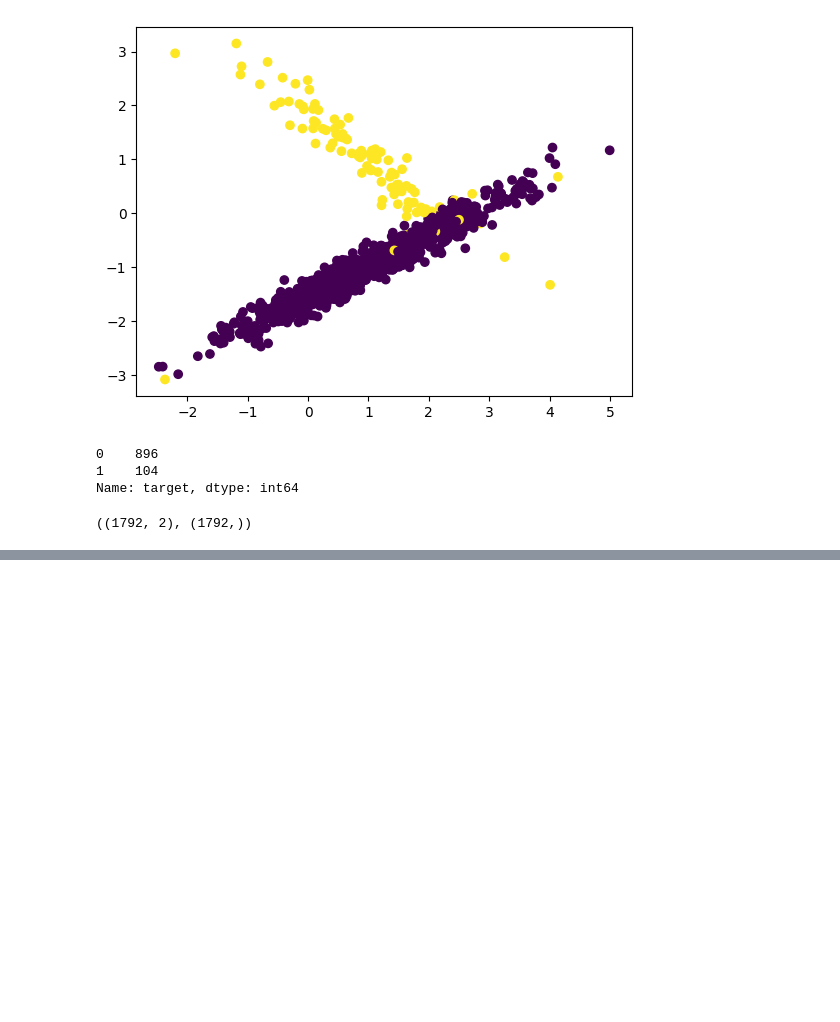
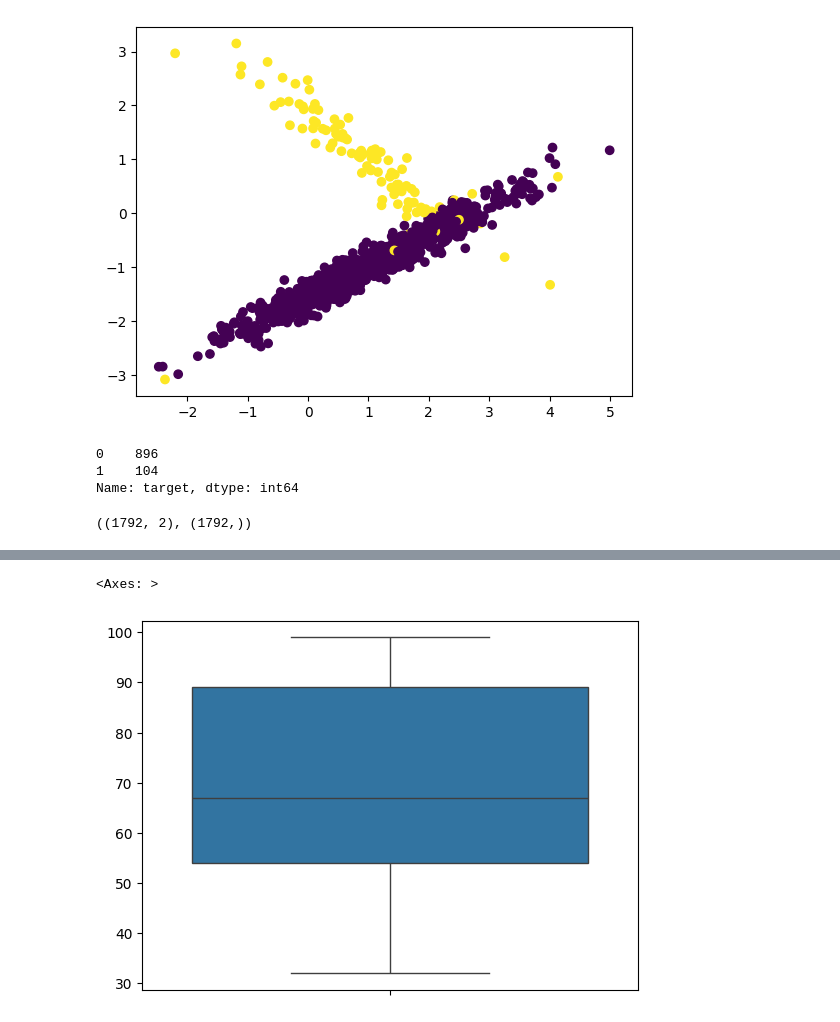
Before and after one commit to shivam-paul-19/data-science, a Jupyter notebook: feature eng/main.ipynb, the cells around one changed output, grey strips where cells are left out. Cells and saved outputs as stored; diff of their text form; code cells hidden in the pictures; blank space fills up the shorter version.

```diff
--- a/feature eng/main.ipynb
+++ b/feature eng/main.ipynb
@@ -360,0 +391,3 @@ Name: target, dtype: int64
+# %%
+# five number summary
+min, Q1, median, Q3, max = np.quantile(marks, [0, .25, .5, .75, 1])
@@ -360,0 +409,7 @@ Name: target, dtype: int64
+# %%
+sns.boxplot(marks)
+
+# now we are free from outliers
+# %% [output]
+<Axes: >
+[figure, added]
```
Also changed, not shown: parts of 19 cells of this notebook.
